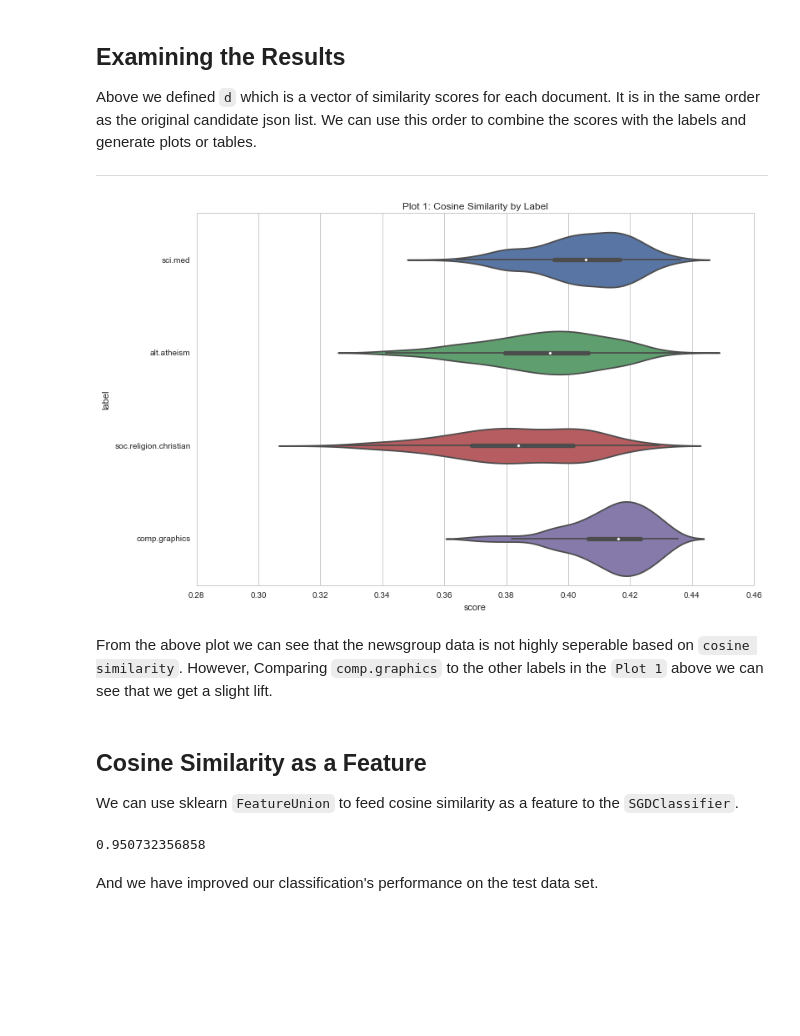
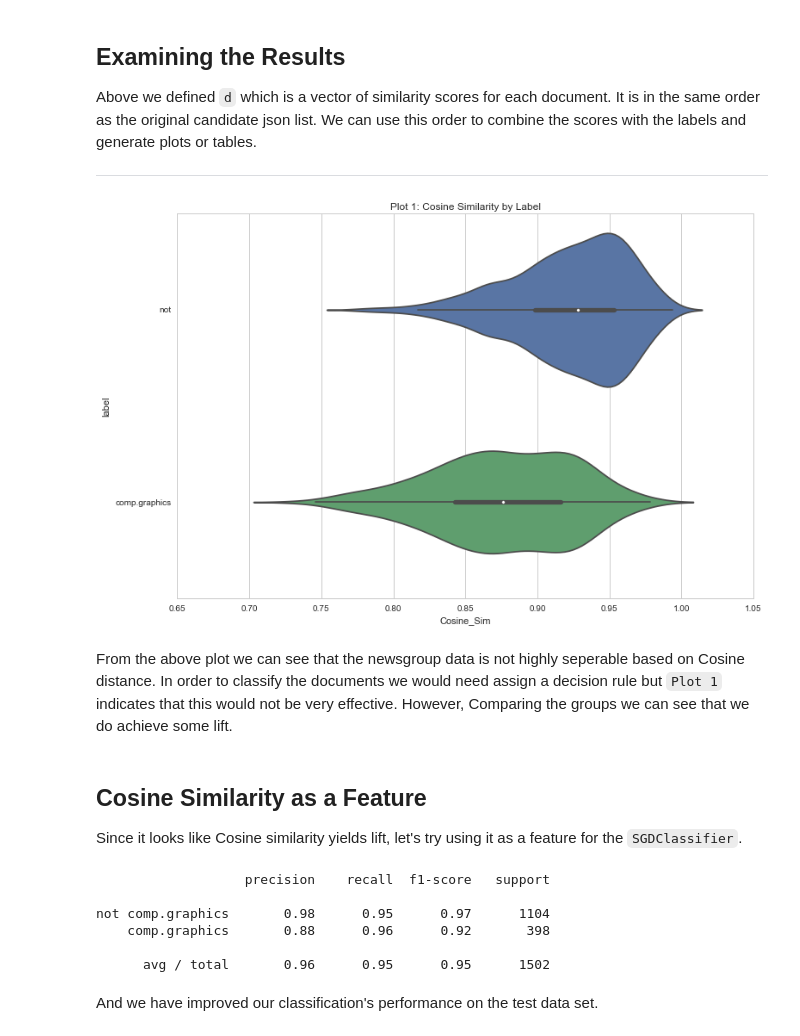
Before and after one commit to DanyaAlfageh/nlp-resume, a Jupyter notebook: newsgroup_test.ipynb, the cells around one changed output. Cells and saved outputs as stored; diff of their text form; code cells hidden in the pictures; blank space fills up the shorter version.

```diff
--- a/newsgroup_test.ipynb
+++ b/newsgroup_test.ipynb
@@ -126,13 +155,34 @@ with open(ng_dirname('train'), 'r') as train, open(ng_dirname('test'), 'r') as t
+# %%
+from sklearn.base import BaseEstimator
+from sklearn.metrics.pairwise import pairwise_distances
+from sklearn.metrics.pairwise import linear_kernel
+
+class CosineSim(BaseEstimator):
+    ''' store vector of target, predict by calculating cosine distance
+    '''
+    def transform(self, X, **transform_params):
+        return self
+
+    def fit(self, X, y, **fit_params):
+        ''' X is a tfidf matrix of the training set
+            reduce X to the tfidf of only documents in target class
+        '''
+        indices = np.array([i for i in range(len(y)) if y[i] == 1])
+        self.target_tfidf = X[indices, :].mean(axis=0)
+
+    def predict(self, X, y=None, **predict_params):
+        d = 1 - linear_kernel(X, self.target_tfidf).flatten()
+        return d
 # %%
-from txtprocess import CosineSim
+# TfidfVectorizer is equivalent to CountVectorizer + TfidfTransformer
+from sklearn.feature_extraction.text import TfidfVectorizer
 
 pipe = Pipeline([
-    ('vect', CountVectorizer()),
-    ('tfidf', TfidfTransformer()),
+    ('tfidf', TfidfVectorizer()),
     ('cosine', CosineSim())
 ])
 
-with open(ng_dirname('train'), 'r') as train, open(ng_dirname('test'), 'r') as test:
+with open(ng_dir('train'), 'r') as train, open(ng_dir('test'), 'r') as test:
     x, y = itt.tee((json.loads(line) for line in train))
     u, v = itt.tee((json.loads(line) for line in test))
     d = pipe.fit([i['content'] for i in x],
@@ -144,19 +194,24 @@ Above we defined `d` which is a vector of similarity scores for each document.
 
 ---
 # %%
-with open(ng_dirname('test'), 'r') as cf:
-    result = [r for r in zip([json.loads(line)['name'] for line in cf], d)]
+with open(ng_dir('test'), 'r') as test:
+    _, v = itt.tee((json.loads(line) for line in test))
+    result = [r for r in zip(['comp.graphics' if i['label'] == 1
+                              else 'not'
+                              for i in v], d)]
+
+pd.DataFrame(result, columns=['label', 'score']).to_csv('temp.csv')
 ax = plt.axes()
-sns.violinplot(x="score", y="label",
-              data=pd.DataFrame(result, columns=['label', 'score']),
+sns.violinplot(x="Cosine_Sim", y="label",
+              data=pd.DataFrame(result, columns=['label', 'Cosine_Sim']),
               jitter=True)
 ax.set_title('Plot 1: Cosine Similarity by Label')
 plt.show()
 # %% [output]
-[figure, old version]
+[figure, new version]
 # %% [markdown]
-From the above plot we can see that the newsgroup data is not highly seperable based on `cosine similarity`. However,  Comparing `comp.graphics` to the other labels in the `Plot 1` above we can see that we get a slight lift.
+From the above plot we can see that the newsgroup data is not highly seperable based on Cosine distance.  In order to classify the documents we would need assign a decision rule but `Plot 1` indicates that this would not be very effective.  However, Comparing the groups we can see that we do achieve some lift.
 # %% [markdown]
 ## Cosine Similarity as a Feature
 
-We can use sklearn `FeatureUnion` to feed cosine similarity as a feature to the `SGDClassifier`.
+Since it looks like Cosine similarity yields lift, let's try using it as a feature for the `SGDClassifier`.
@@ -185,13 +252,19 @@ pipe = Pipeline([
         )
 ])
 # %%
-with open(ng_dirname('train'), 'r') as train, open(ng_dirname('test'), 'r') as test:
+with open(ng_dir('train'), 'r') as train, open(ng_dir('test'), 'r') as test:
     x, y = itt.tee((json.loads(line) for line in train))
     u, v = itt.tee((json.loads(line) for line in test))
     predicted = pipe.fit([i['content'] for i in x],
                  [j['label'] for j in y]).predict([i['content'] for i in u])
-    print(np.mean(predicted == [j['label'] for j in v]))
+    print(metrics.classification_report([j['label'] for j in v], predicted,
+                                    target_names=['not comp.graphics', 'comp.graphics']))
 # %% [output]
-0.950732356858
+                   precision    recall  f1-score   support
+
+not comp.graphics       0.98      0.95      0.97      1104
+    comp.graphics       0.88      0.96      0.92       398
+
+      avg / total       0.96      0.95      0.95      1502
 # %% [markdown]
 And we have improved our classification's performance on the test data set.
```
Also changed, not shown: parts of 11 cells of this notebook.
